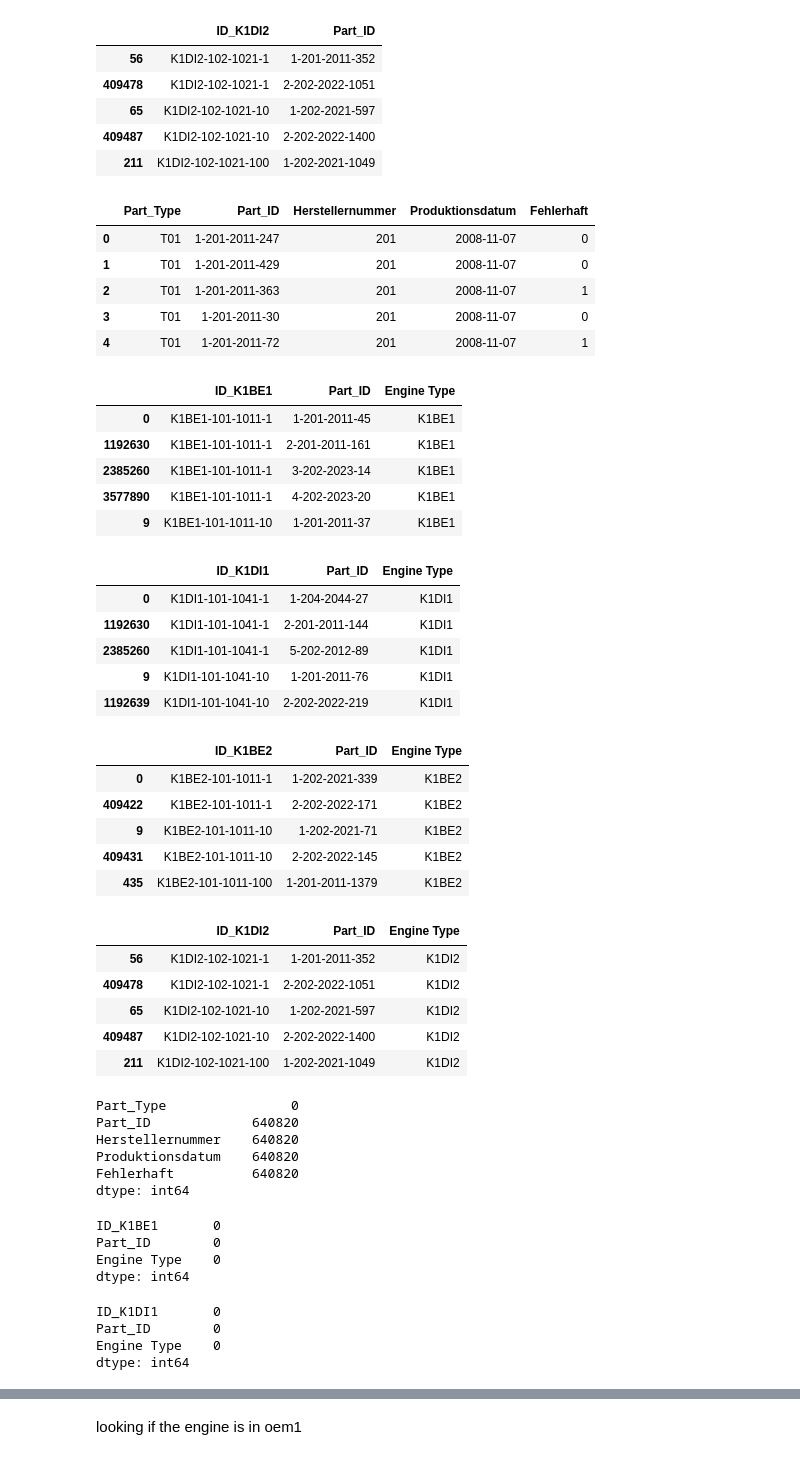
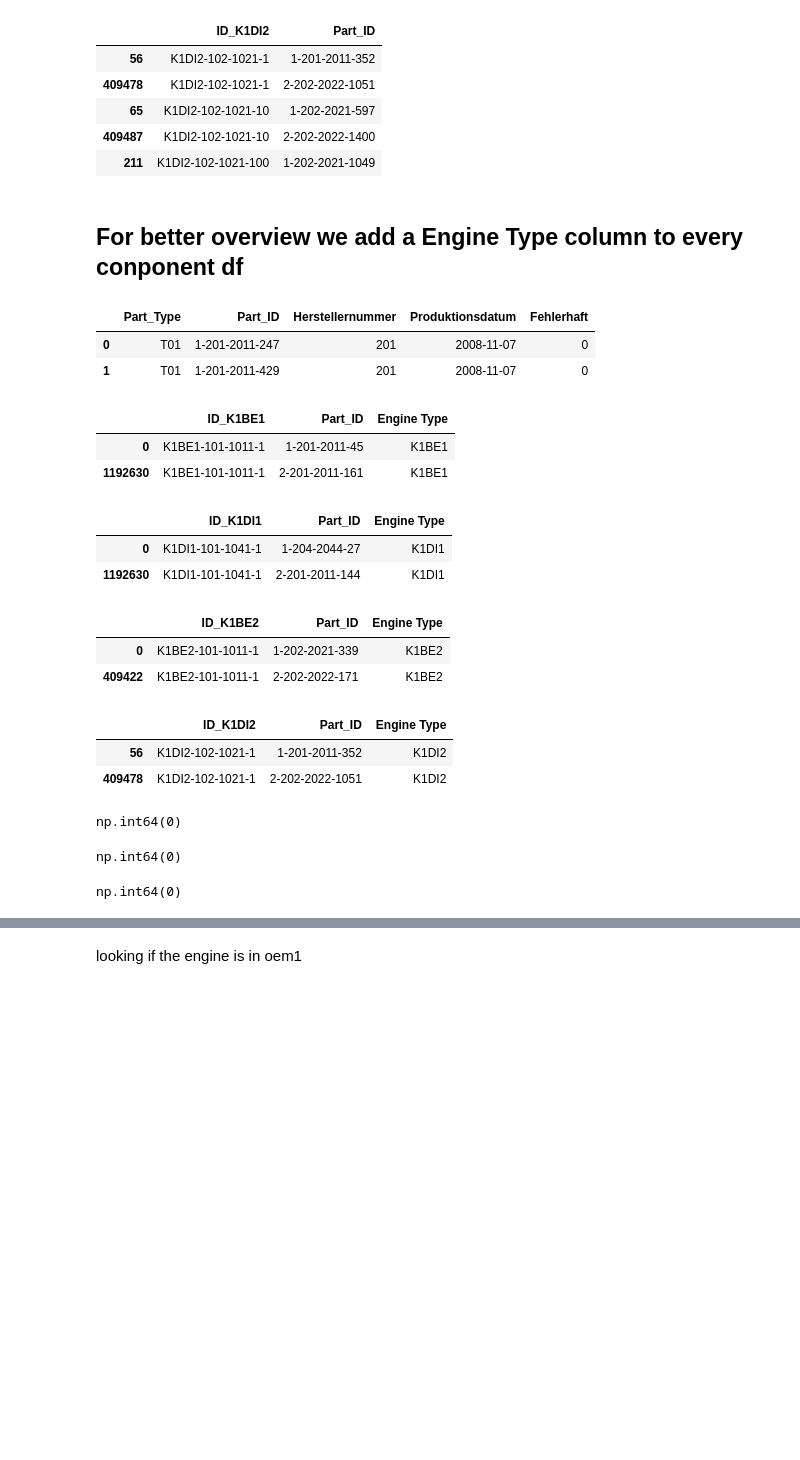
Before and after one commit to Teddy131/IDA-GROUP, a Jupyter notebook: final_data.ipynb, the cells around one changed output, grey strips where cells are left out. Cells and saved outputs as stored; diff of their text form; code cells hidden in the pictures; blank space fills up the shorter version.

```diff
--- a/final_data.ipynb
+++ b/final_data.ipynb
@@ -449,60 +482,36 @@ dtype: int64
 | 65 | K1DI2-102-1021-10 | 1-202-2021-597 |
 | 409487 | K1DI2-102-1021-10 | 2-202-2022-1400 |
 | 211 | K1DI2-102-1021-100 | 1-202-2021-1049 |
+# %% [markdown]
+## For better overview we add a Engine Type column to every conponent df
 # %%
 
 melted_k1be1["Engine Type"] = "K1BE1"
 
 melted_k1di1["Engine Type"] = "K1DI1"
 
 melted_k1be2["Engine Type"] = "K1BE2"
 
 melted_k1di2["Engine Type"] = "K1DI2"
 
-display(einzelteile_combined.head(), melted_k1be1.head(), melted_k1di1.head(), melted_k1be2.head(), melted_k1di2.head())
-display(einzelteile_combined.isna().sum(), melted_k1be1.isna().sum(), melted_k1di1.isna().sum(), melted_k1be2.isna().sum(), melted_k1di2.isna().sum())
+display(einzelteile_combined.head(2), melted_k1be1.head(2), melted_k1di1.head(2), melted_k1be2.head(2), melted_k1di2.head(2))
+display(einzelteile_combined.isna().sum().sum(), melted_k1be1.isna().sum().sum(), melted_k1di1.isna().sum().sum(), melted_k1be2.isna().sum().sum(), melted_k1di2.isna().sum().sum())
 # %% [output]
 |  | Part_Type | Part_ID | Herstellernummer | Produktionsdatum | Fehlerhaft |
 | 0 | T01 | 1-201-2011-247 | 201 | 2008-11-07 | 0 |
 | 1 | T01 | 1-201-2011-429 | 201 | 2008-11-07 | 0 |
-| 2 | T01 | 1-201-2011-363 | 201 | 2008-11-07 | 1 |
-| 3 | T01 | 1-201-2011-30 | 201 | 2008-11-07 | 0 |
-| 4 | T01 | 1-201-2011-72 | 201 | 2008-11-07 | 1 |
 |  | ID_K1BE1 | Part_ID | Engine Type |
 | 0 | K1BE1-101-1011-1 | 1-201-2011-45 | K1BE1 |
 | 1192630 | K1BE1-101-1011-1 | 2-201-2011-161 | K1BE1 |
-| 2385260 | K1BE1-101-1011-1 | 3-202-2023-14 | K1BE1 |
-| 3577890 | K1BE1-101-1011-1 | 4-202-2023-20 | K1BE1 |
-| 9 | K1BE1-101-1011-10 | 1-201-2011-37 | K1BE1 |
 |  | ID_K1DI1 | Part_ID | Engine Type |
 | 0 | K1DI1-101-1041-1 | 1-204-2044-27 | K1DI1 |
 | 1192630 | K1DI1-101-1041-1 | 2-201-2011-144 | K1DI1 |
-| 2385260 | K1DI1-101-1041-1 | 5-202-2012-89 | K1DI1 |
-| 9 | K1DI1-101-1041-10 | 1-201-2011-76 | K1DI1 |
-| 1192639 | K1DI1-101-1041-10 | 2-202-2022-219 | K1DI1 |
 |  | ID_K1BE2 | Part_ID | Engine Type |
 | 0 | K1BE2-101-1011-1 | 1-202-2021-339 | K1BE2 |
 | 409422 | K1BE2-101-1011-1 | 2-202-2022-171 | K1BE2 |
-| 9 | K1BE2-101-1011-10 | 1-202-2021-71 | K1BE2 |
-| 409431 | K1BE2-101-1011-10 | 2-202-2022-145 | K1BE2 |
-| 435 | K1BE2-101-1011-100 | 1-201-2011-1379 | K1BE2 |
 |  | ID_K1DI2 | Part_ID | Engine Type |
 | 56 | K1DI2-102-1021-1 | 1-201-2011-352 | K1DI2 |
 | 409478 | K1DI2-102-1021-1 | 2-202-2022-1051 | K1DI2 |
-| 65 | K1DI2-102-1021-10 | 1-202-2021-597 | K1DI2 |
-| 409487 | K1DI2-102-1021-10 | 2-202-2022-1400 | K1DI2 |
-| 211 | K1DI2-102-1021-100 | 1-202-2021-1049 | K1DI2 |
-Part_Type                0
-Part_ID             640820
-Herstellernummer    640820
-Produktionsdatum    640820
-Fehlerhaft          640820
-dtype: int64
+np.int64(0)
-ID_K1BE1       0
-Part_ID        0
-Engine Type    0
-dtype: int64
+np.int64(0)
-ID_K1DI1       0
-Part_ID        0
-Engine Type    0
-dtype: int64
+np.int64(0)
```
Also changed, not shown: parts of 25 cells of this notebook.
